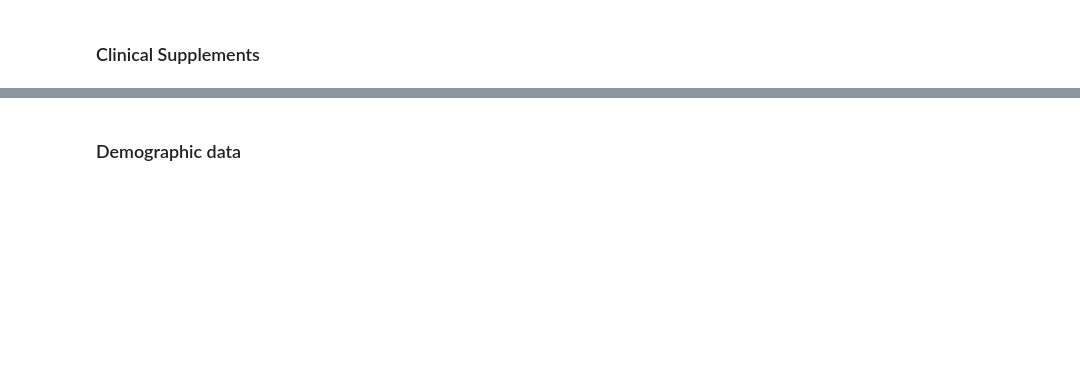
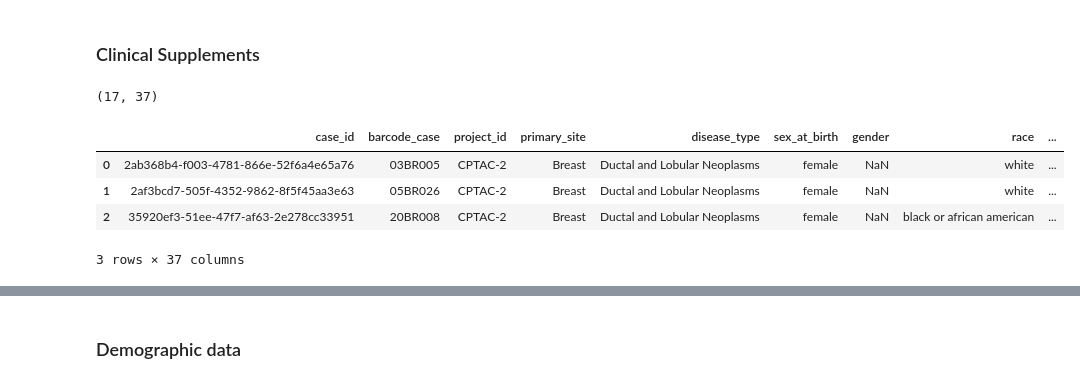
Before and after one commit to flalix/perturb_agent, a Jupyter notebook: notebooks/mtp_TCGA_51b_PSI_all_programs_demographics.ipynb, the cells around one changed output, grey strips where cells are left out. Saved outputs shown, nothing was run; the diff lists cells and outputs as text; code cells hidden in the pictures; blank space fills up the shorter version.

```diff
--- a/notebooks/mtp_TCGA_51b_PSI_all_programs_demographics.ipynb
+++ b/notebooks/mtp_TCGA_51b_PSI_all_programs_demographics.ipynb
@@ -512,0 +329,12 @@ df_supp.shape
+# %%
+df_clin = gdc.get_gdc_clinical_data(case_ids=df_samples.case_id, batch_size=50)
+print(df_clin.shape)
+
+df_clin.head(3)
+# %% [output]
+(17, 37)
+|  | case_id | barcode_case | project_id | primary_site | disease_type | sex_at_birth | gender | race | ... |
+| 0 | 2ab368b4-f003-4781-866e-52f6a4e65a76 | 03BR005 | CPTAC-2 | Breast | Ductal and Lobular Neoplasms | female | NaN | white | ... |
+| 1 | 2af3bcd7-505f-4352-9862-8f5f45aa3e63 | 05BR026 | CPTAC-2 | Breast | Ductal and Lobular Neoplasms | female | NaN | white | ... |
+| 2 | 35920ef3-51ee-47f7-af63-2e278cc33951 | 20BR008 | CPTAC-2 | Breast | Ductal and Lobular Neoplasms | female | NaN | black or african american | ... |
+3 rows × 37 columns
```
Also changed, not shown: parts of 22 cells of this notebook, 4 other files.
